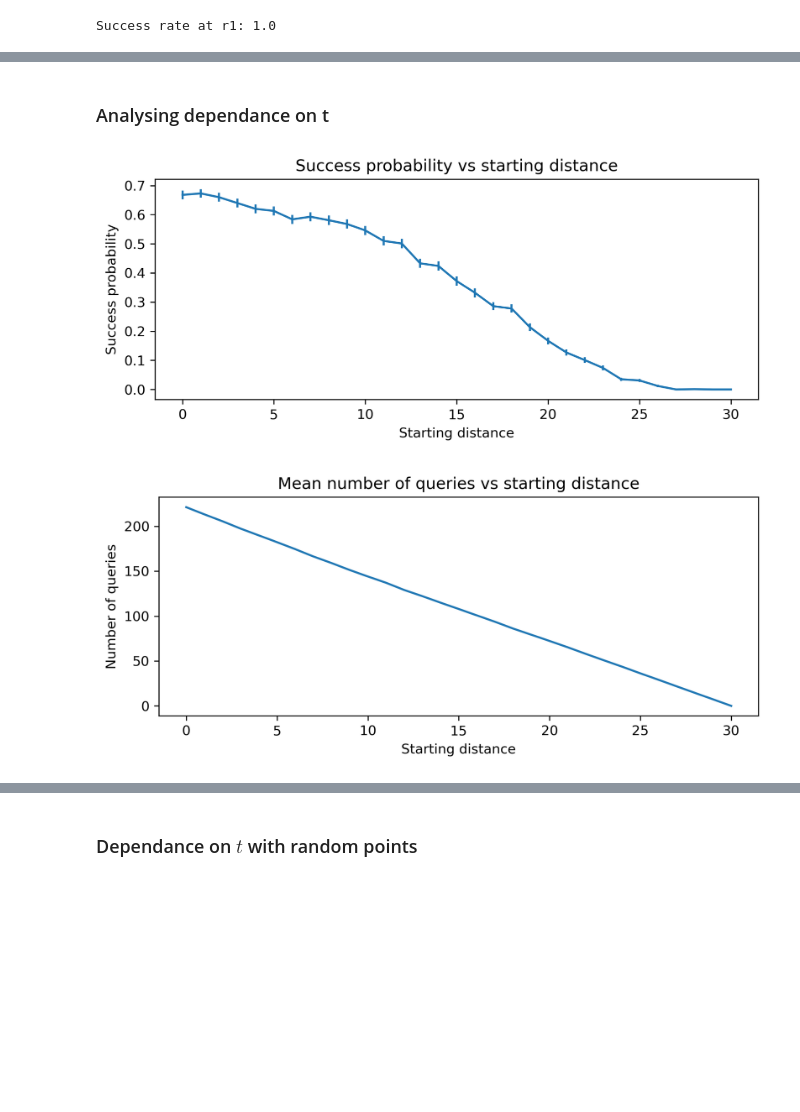
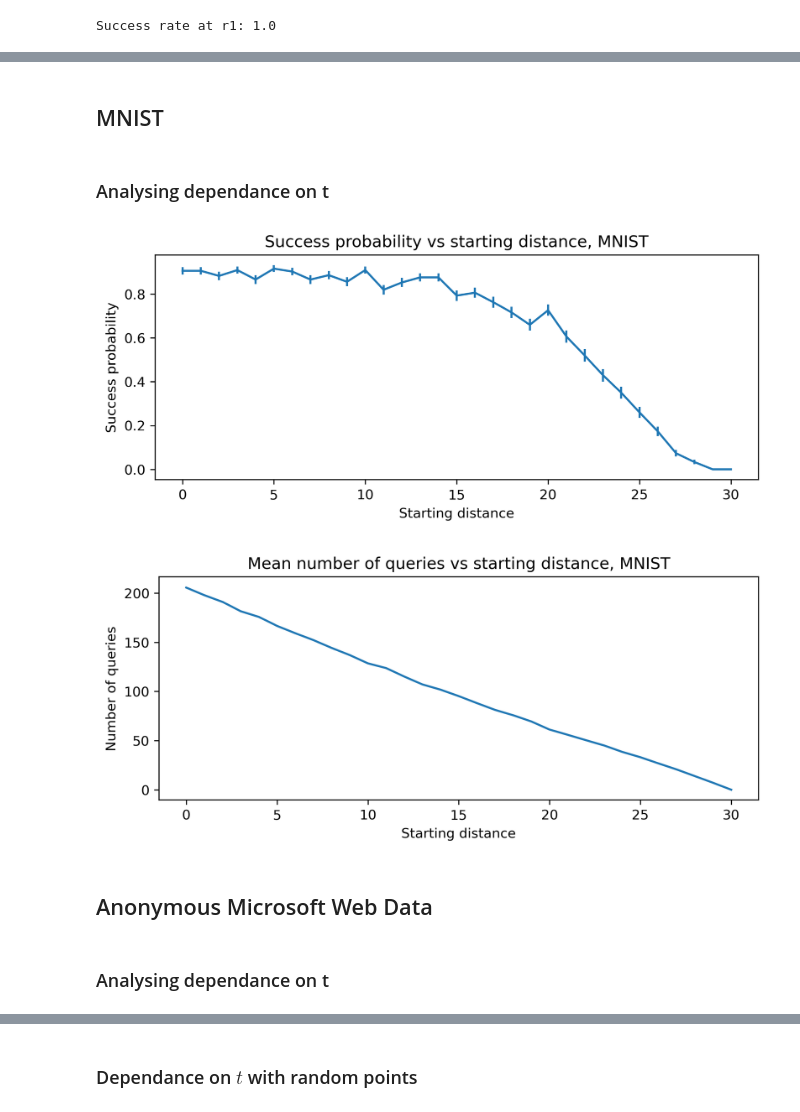
Before and after one commit to makarov-mv/lsh-adversary, a Jupyter notebook: Experiments.ipynb, the cells around one changed output, grey strips where cells are left out. Drawn from its saved outputs; the diff is of its cells as text; code cells hidden in the pictures; blank space fills up the shorter version.

```diff
--- a/Experiments.ipynb
+++ b/Experiments.ipynb
@@ -63,18 +71,22 @@ Success rate at r1: 1.0
+# %% [markdown]
+## MNIST
 # %%
 env = Environment()
 
+d_mnist_eff = 300
+
 point_params = {
-    'n': 1000,
-    'd': 300,
-    'point_type': "zero",
+    'n': 10000,
+    'd': 784,
+    'point_type': "mnist_binary",
     'seed_offset': 0
 }
 
 lsh_params = {
-    'delta': 1/128,
+    'delta': 1/16,
     'seed_offset': 0,
-    'r1': point_params['d'] // 10,
-    'r2': point_params['d'] // 5
+    'r1': d_mnist_eff // 10,
+    'r2': d_mnist_eff // 5
 }
 
 exp_params = {
@@ -82,6 +94,7 @@ exp_params = {
     'iter_num': 1000,
     'seed_offset': 0,
     'target_distance': lsh_params['r1'],
+    'random_origin': 1,
 }
 # %% [markdown]
 ### Analysing dependance on t
@@ -90,26 +103,28 @@ t_grid = np.arange(0, lsh_params['r1'] + 1, 1)
 new_exp_param = exp_params.copy()
 res = run_basic_grid_experiment(t_grid, 't', env, point_params, lsh_params, new_exp_param, DATA_DIR)
 # %%
-data_succ_prob, data_queries = process_results(res)
+mnist_data_succ_prob, mnist_data_queries = process_results(res)
 # %%
-dist_grid = lsh_params['r1'] - t_grid
-xlims = (np.min(dist_grid) - 1, np.max(dist_grid) + 1)
+mnist_dist_grid = lsh_params['r1'] - t_grid
+xlims = (np.min(mnist_dist_grid) - 1, np.max(mnist_dist_grid) + 1)
 
-plt.errorbar(dist_grid, data_succ_prob[0], yerr=data_succ_prob[1])
+plt.errorbar(mnist_dist_grid, mnist_data_succ_prob[0], yerr=mnist_data_succ_prob[1])
 # plt.xlim(xlims)
-plt.title("Success probability vs starting distance")
+plt.title("Success probability vs starting distance, MNIST")
 plt.xlabel("Starting distance")
 plt.ylabel("Success probability")
-save_fig("prob-starting-distance")
+save_fig("mnist-prob-starting-distance")
 plt.show()
 
-plt.errorbar(dist_grid, data_queries[0], yerr=data_queries[1])
+plt.errorbar(mnist_dist_grid, mnist_data_queries[0], yerr=mnist_data_queries[1])
 # plt.xlim(xlims)
-plt.title("Mean number of queries vs starting distance")
+plt.title("Mean number of queries vs starting distance, MNIST")
 plt.xlabel("Starting distance")
 plt.ylabel("Number of queries")
-save_fig("queries-starting-distance")
+save_fig("mnist-queries-starting-distance")
 plt.show()
 # %% [output]
-[figure, old version]
+[figure, new version]
-[figure, old version]
+[figure, new version]
+# %% [markdown]
+## Anonymous Microsoft Web Data
@@ -115,0 +157,2 @@ plt.show()
+# %% [markdown]
+### Analysing dependance on t
```
Also changed, not shown: parts of 59 cells of this notebook, 22 other files.
